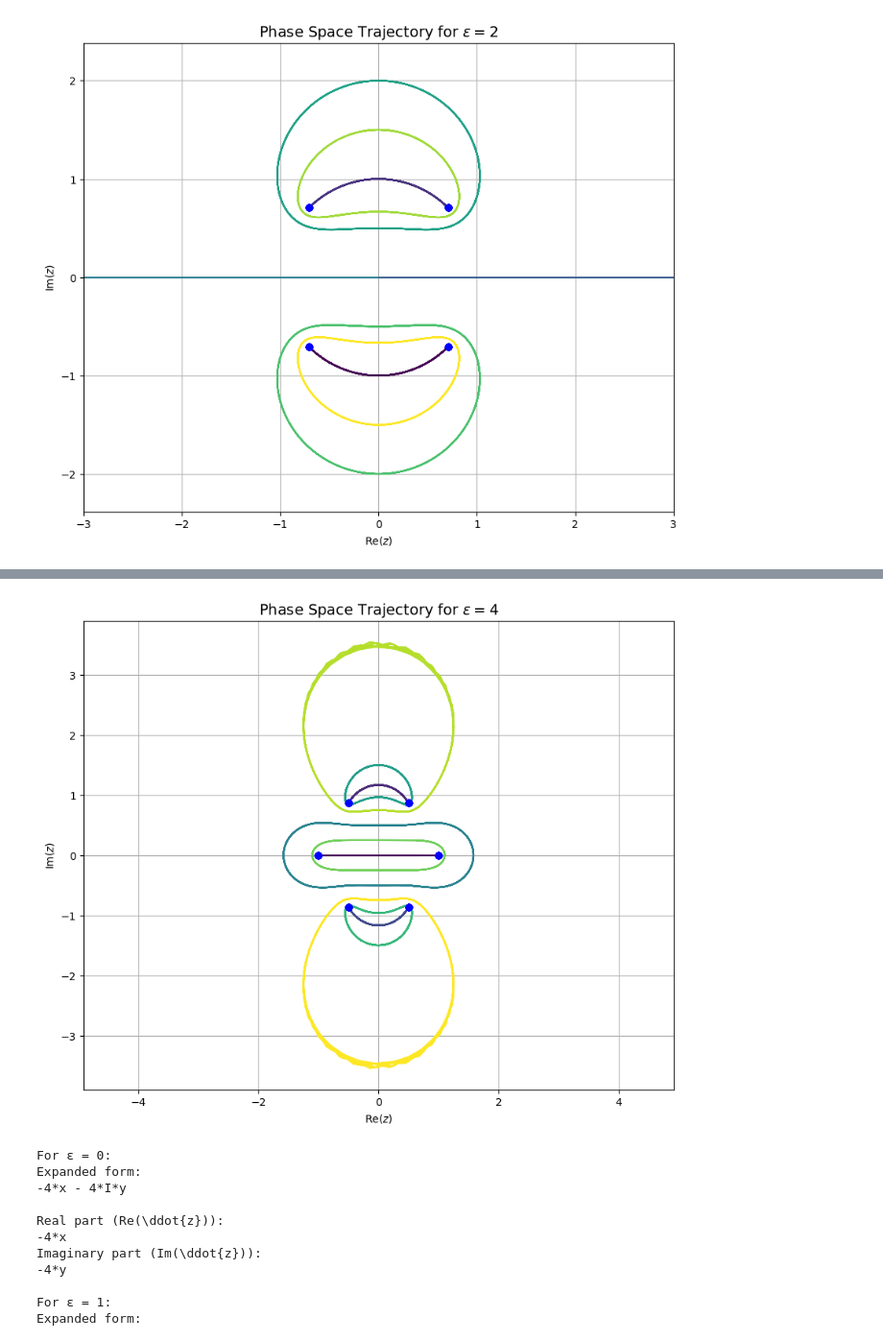
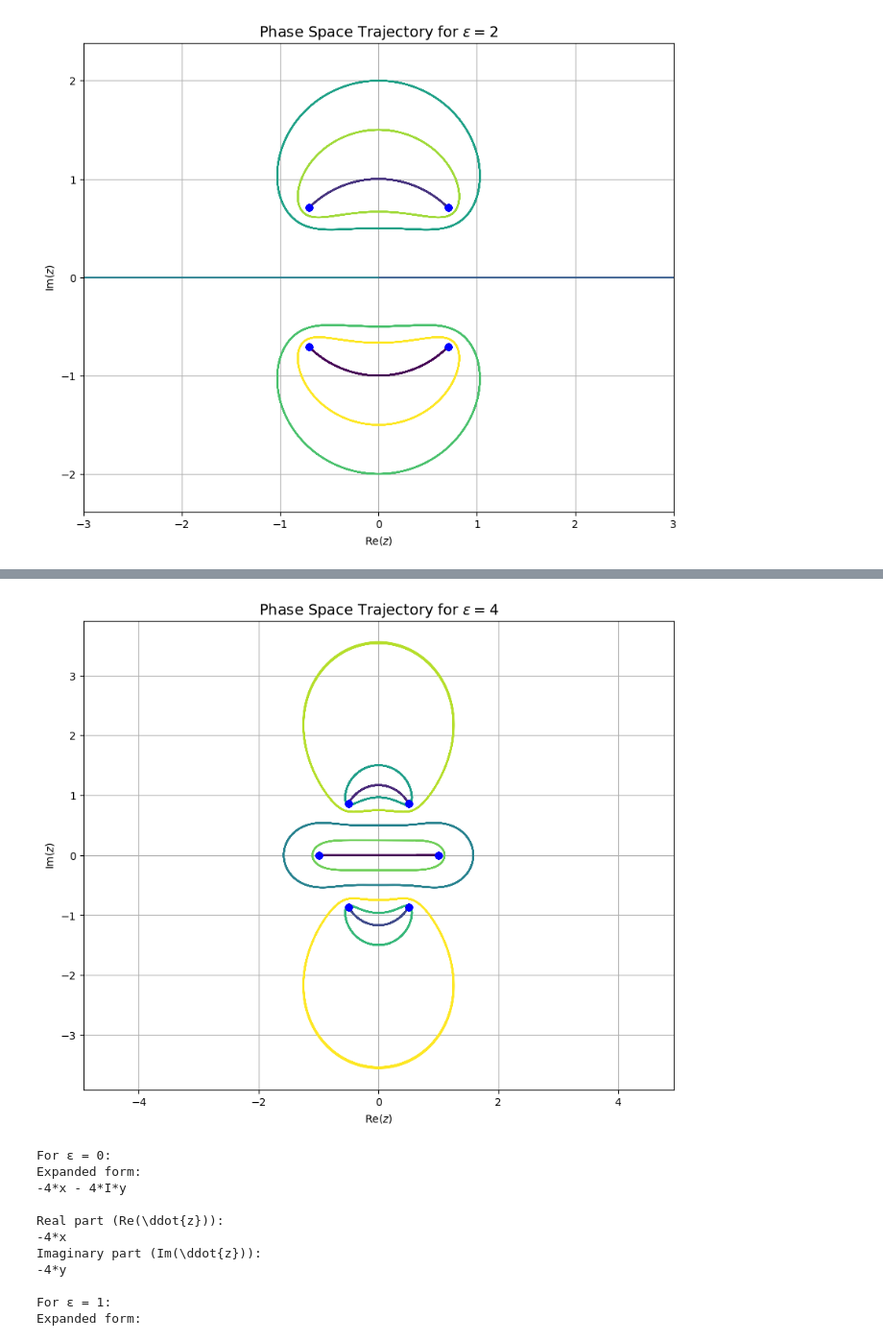
Before and after one commit to iqrahhnadeem/M2R-Code-, a Jupyter notebook: Classical Numerical Solver.ipynb, the cells around one changed output, grey strips where cells are left out. Shown at 96% size. Drawn from its saved outputs; the diff is of its cells as text; code cells hidden in the pictures.

```diff
--- a/Classical Numerical Solver.ipynb
+++ b/Classical Numerical Solver.ipynb
@@ -346,7 +343,7 @@ initial_conditions = [
 
 # Time span
 t_span = (0, 10)
-t_eval = np.linspace(0, 10, 1000)  # Time points from 0 to 10 with 1000 steps
+t_eval = np.linspace(0, 10, 1000000)  # Time points from 0 to 10 with 1000000 steps
 
 # Solve for each IC and store trajectories
 solutions = []
@@ -380,6 +377,6 @@ plt.ylabel('Im($z$)')
 plt.title('Phase Space Trajectory for $\epsilon = 5$', fontsize=14)
 plt.grid(True)
 plt.axis('equal')
-plt.ylim(-6, 3)
+plt.ylim(-4, 3)
 plt.show()
 # %% [output]
@@ -410,7 +407,7 @@ initial_conditions = [
 
 # Time span
 t_span = (0, 10)
-t_eval = np.linspace(0, 10, 1000)  # Time points from 0 to 10 with 1000 steps
+t_eval = np.linspace(0, 10, 100000)  # Time points from 0 to 10 with 100000 steps
 
 # Solve for each IC and store trajectories
 solutions = []
@@ -418,34 +415,34 @@ for ic in initial_conditions:
     z0 = ic["z0"]
     v0 = ic["v0"]
     y0 = [np.real(z0), np.imag(z0), np.real(v0), np.imag(v0)]
     sol = solve_ivp(dydt, t_span, y0, t_eval=t_eval, rtol=1e-8, atol=1e-8)
     solutions.append(sol)
 
 # Plot phase space (Re(z) vs Im(z)) for all trajectories
 plt.figure(figsize=(10, 8))
 colors = plt.cm.viridis(np.linspace(0, 1, len(initial_conditions)))
 
 for i, sol in enumerate(solutions):
     x = sol.y[0]  # Re(z)
     y = sol.y[1]  # Im(z)
     plt.plot(x, y, color=colors[i])
     plt.plot(1, 0, 'bo')  # Turning point
     plt.plot(-1, 0, 'bo')  # Turning point
     plt.plot(-1/2, -np.sqrt(3)/2, 'bo')  # Turning point
     plt.plot(1/2, np.sqrt(3)/2, 'bo')  # Turning point
     plt.plot(1/2, -np.sqrt(3)/2, 'bo')  # Turning point
     plt.plot(-1/2, np.sqrt(3)/2, 'bo')  # Turning point
 
 
 
 plt.xlabel('Re($z$)')
 plt.ylabel('Im($z$)')
 plt.title('Phase Space Trajectory for $\epsilon = 4$', fontsize=14)
 plt.grid(True)
 plt.axis('equal')
 plt.show()
 # %% [output]
-[figure, old version]
+[figure, new version]
 # %%
 import sympy as sp
 
```
Also changed, not shown: parts of 3 cells of this notebook.
